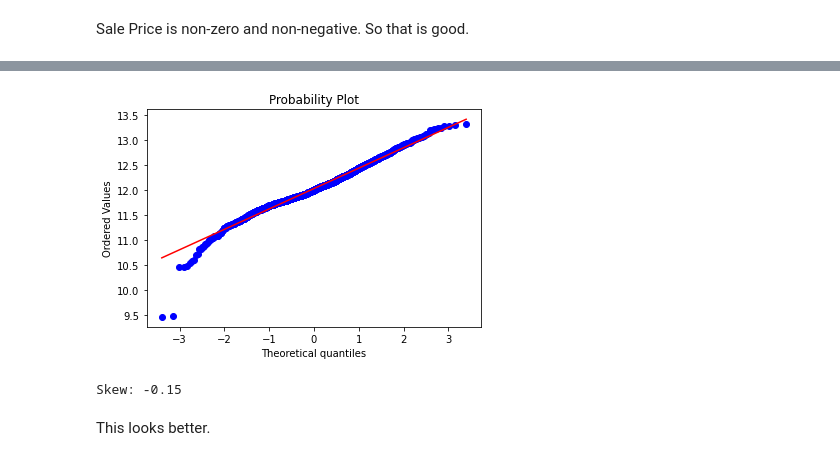
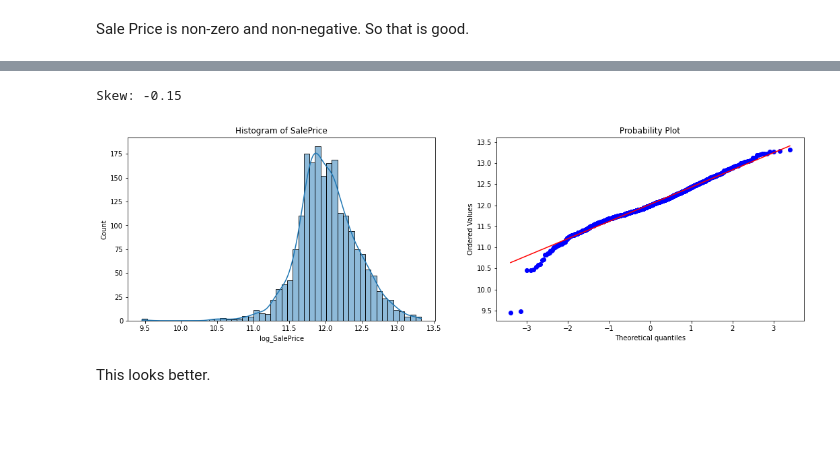
Before and after one commit to garyfoohw/GA_DSIF_project_2, a Jupyter notebook: code/01_EDA_prelim_model.ipynb, the cells around one changed output, grey strips where cells are left out. Drawn from its saved outputs; the diff is of its cells as text; code cells hidden in the pictures; blank space fills up the shorter version.

```diff
--- a/code/01_EDA_prelim_model.ipynb
+++ b/code/01_EDA_prelim_model.ipynb
@@ -60,11 +47,8 @@ _=sns.displot(data=df, x="log_SalePrice", kde=True).set(title="Histogram of Log
-# %%
-_=stats.probplot(df['log_SalePrice'],plot=plt)
-# %% [output]
-[figure, removed]
-# %%
-print(f"Skew: {df['log_SalePrice'].skew():.2f}")
-# %% [output]
-Skew: -0.15
+# %%
+show_hist_qq(df,"log_SalePrice","Histogram of SalePrice")
+# %% [output]
+Skew: -0.15
+[figure, added]
 # %% [markdown]
 This looks better.
 # %% [markdown]
```
Also changed, not shown: parts of 17 cells of this notebook, 2 other files.
